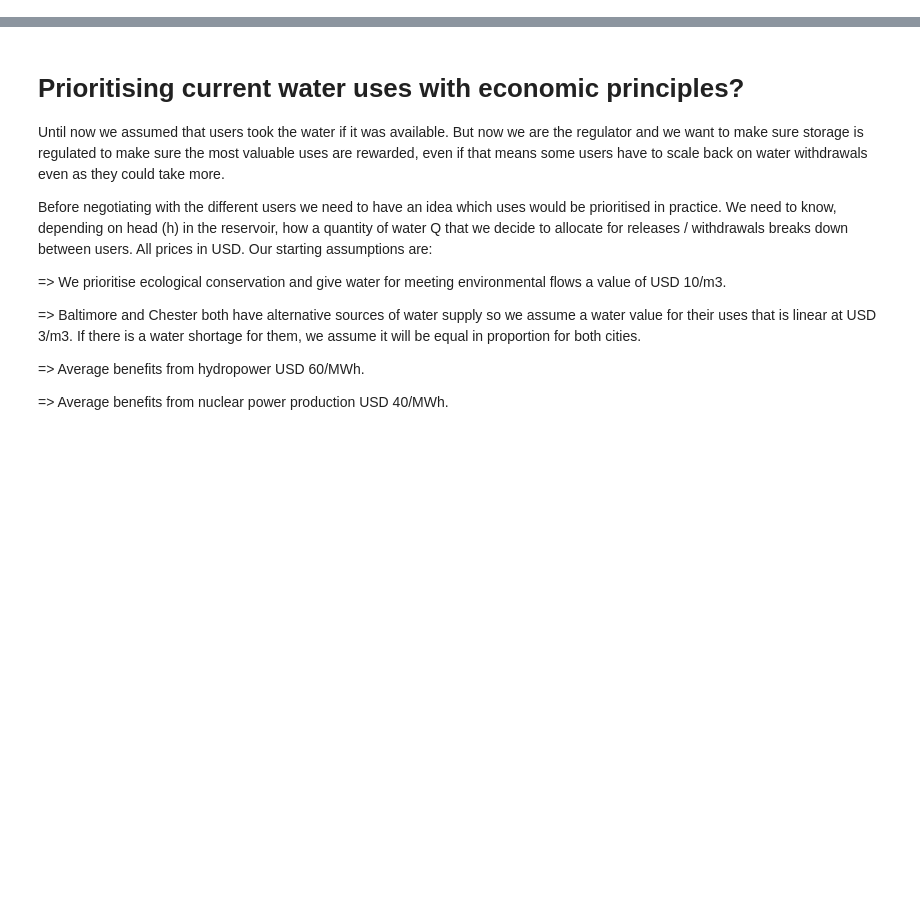
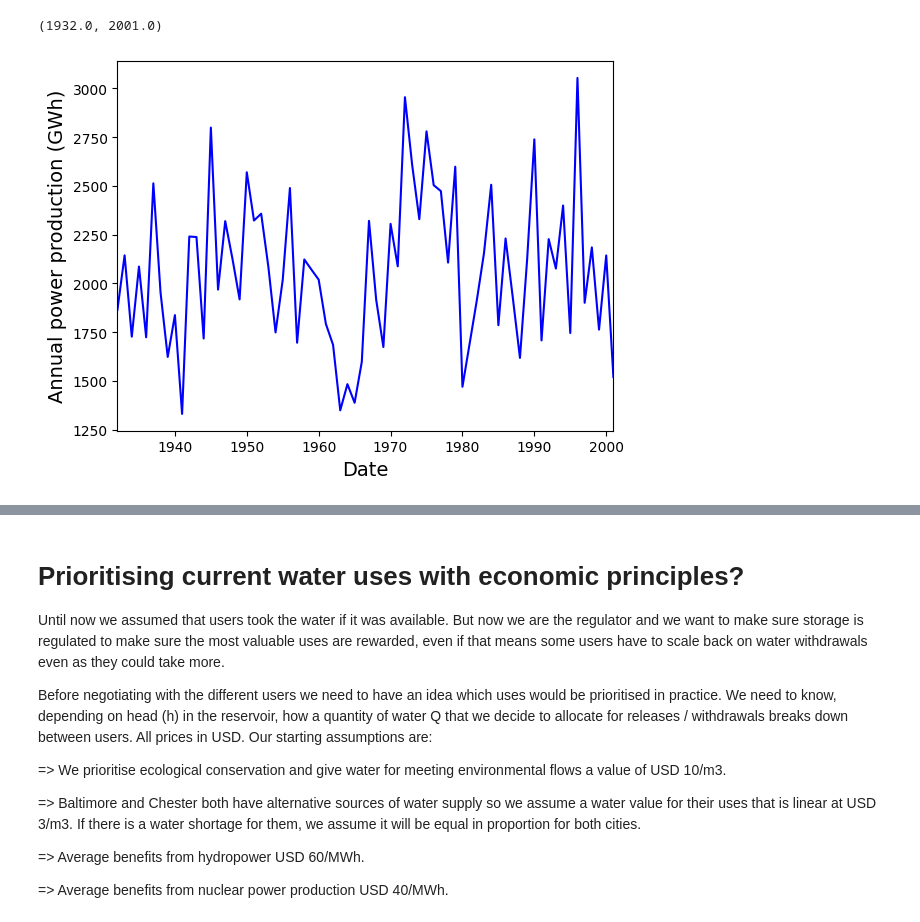
Before and after one commit to charlesrouge/civx782, a Jupyter notebook: tutorials/4-Measuring_performance.ipynb, the cells around one changed output, grey strips where cells are left out. Drawn from its saved outputs; the diff is of its cells as text; code cells hidden in the pictures; blank space fills up the shorter version.

```diff
--- a/tutorials/4-Measuring_performance.ipynb
+++ b/tutorials/4-Measuring_performance.ipynb
@@ -222,0 +142,13 @@ Which objectives do you feel the chosen operating policy favours? Why?
+# %%
+# Let us plot it
+fig = plt.figure()
+ax = fig.add_subplot(1, 1, 1)
+ax.plot(hydropower_annual.index.year, hydropower_annual, c='b', label='No intake')
+ax.set_xlabel('Date', size=14)
+ax.set_ylabel('Annual power production (GWh)', size=14)
+
+# We set the boundaries of the x-axis
+ax.set_xlim(hydropower_annual.index.year[0], hydropower_annual.index.year[-1])
+# %% [output]
+(1932.0, 2001.0)
+[figure, added]
```
Also changed, not shown: parts of 46 cells of this notebook, 2 other files.
